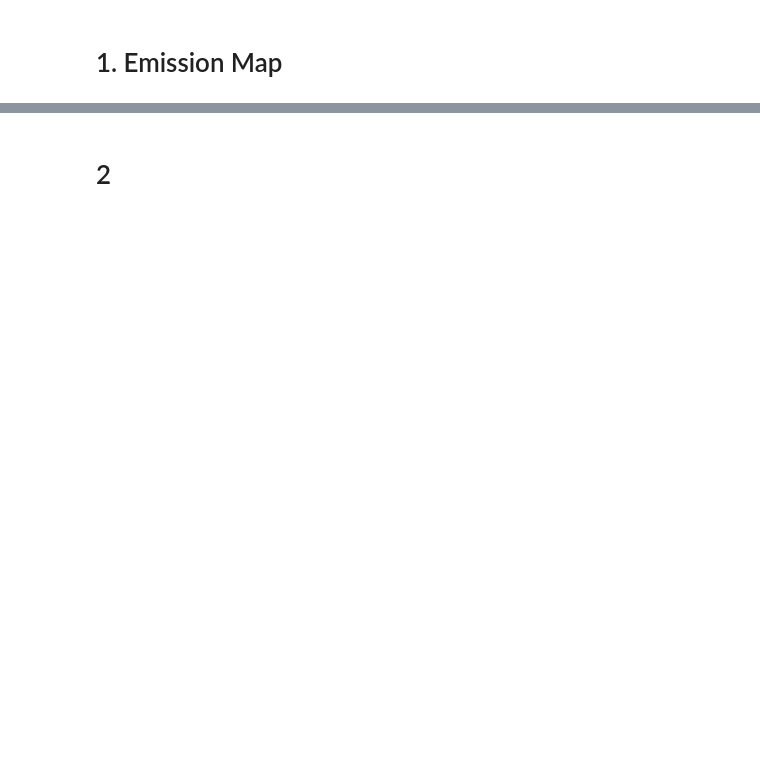
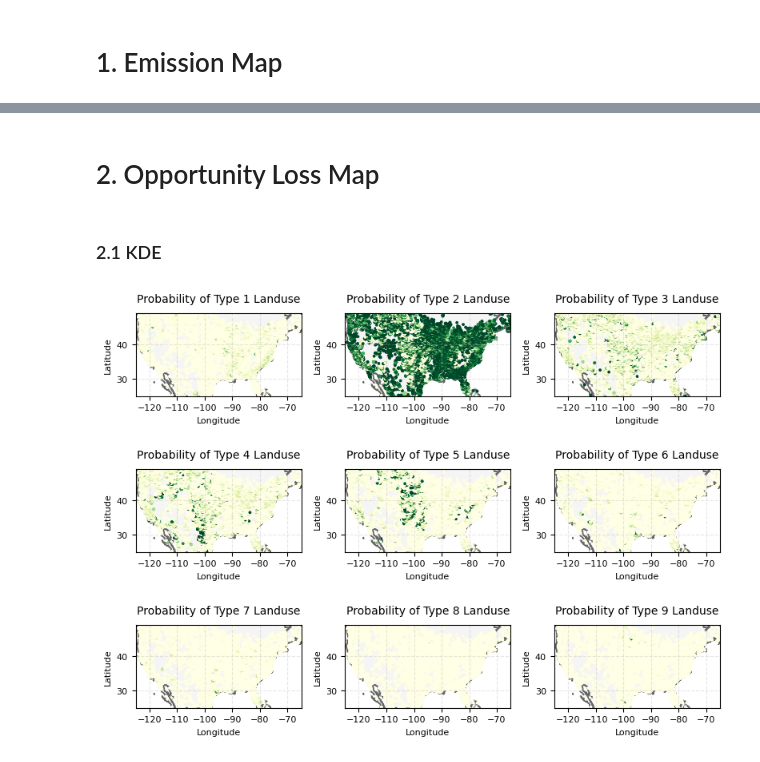
Before and after one commit to px39n/Landuse_Zhong, a Jupyter notebook: 6.3 Figure2_Emission.ipynb, the cells around one changed output, grey strips where cells are left out. Drawn from its saved outputs; the diff is of its cells as text; code cells hidden in the pictures; blank space fills up the shorter version.

```diff
--- a/6.3 Figure2_Emission.ipynb
+++ b/6.3 Figure2_Emission.ipynb
@@ -185,0 +103,2 @@ plt.show()
+# %% [markdown]
+# 2. Opportunity Loss Map
@@ -186,2 +107,74 @@ plt.show()
 # %% [markdown]
-# 2
+### 2.1 KDE
+# %%
+import geopandas as gpd
+from function import *
+from shapely.geometry import box
+import matplotlib.pyplot as plt
+import numpy as np
+from matplotlib.colors import ListedColormap
+from scipy.stats import gaussian_kde
+from function import PATHS
+from tqdm.auto import tqdm
+df=pd.read_csv("data/4.1_prediction_net_weighted.csv")
+
+# Create figure with GridSpec
+fig = plt.figure(figsize=(8, 6))
+gs = fig.add_gridspec(3, 3)
+
+# Define USA mainland bounds
+usa_bounds_main = {
+    'lon_min': -125,  # Westernmost point (Washington state)
+    'lon_max': -65,   # Easternmost point (Maine)
+    'lat_min': 25,    # Southernmost point (Florida)
+    'lat_max': 49     # Northernmost point (Canada border)
+}
+bbox = box(usa_bounds_main['lon_min'],
+          usa_bounds_main['lat_min'],
+          usa_bounds_main['lon_max'],
+          usa_bounds_main['lat_max'])
+
+world = gpd.read_file(PATHS['World_shp'])
+us_main = world.clip(bbox)
+
+# Create YlGn colormap for prediction points
+pred_colors = plt.cm.YlGn(np.linspace(0, 1, 256))
+pred_cmap = ListedColormap(pred_colors)
+
+# Plot each weighted density in a subplot
+for i in tqdm(range(9)):
+    row = i // 3
+    col = i % 3
+    weight_num = i + 1
+
+    ax = fig.add_subplot(gs[row, col])
+
+    # Set plot bounds to USA mainland
+    ax.set_xlim(usa_bounds_main['lon_min'], usa_bounds_main['lon_max'])
+    ax.set_ylim(usa_bounds_main['lat_min'], usa_bounds_main['lat_max'])
+
+    # Draw USA mainland base map
+    us_main.plot(ax=ax, color='#f5f5f5', edgecolor='#666666', linewidth=1.2)
+
+    # Plot prediction points
+    scatter = ax.scatter(df['lon'], df['lat'],
+                        c=df[f'weighted_density_{weight_num}'],
+                        s=3,  # Smaller point size for subplots
+                        cmap=pred_cmap)
+
+    # # Add colorbar
+    # plt.colorbar(scatter, ax=ax, label=f'Density {weight_num}')
+
+    # Set chart style
+    ax.set_xlabel('Longitude', fontsize=8)
+    ax.set_ylabel('Latitude', fontsize=8)
+    ax.set_title(f'Probability of Type {weight_num} Landuse',
+                 fontsize=10, pad=10)
+    ax.grid(True, linestyle='--', alpha=0.3)
+    ax.tick_params(labelsize=8)
+
+# Adjust layout
+plt.tight_layout()
+plt.show()
+# %% [output]
+[figure, added]
```
Also changed, not shown: parts of 8 cells of this notebook, 3 other files.
